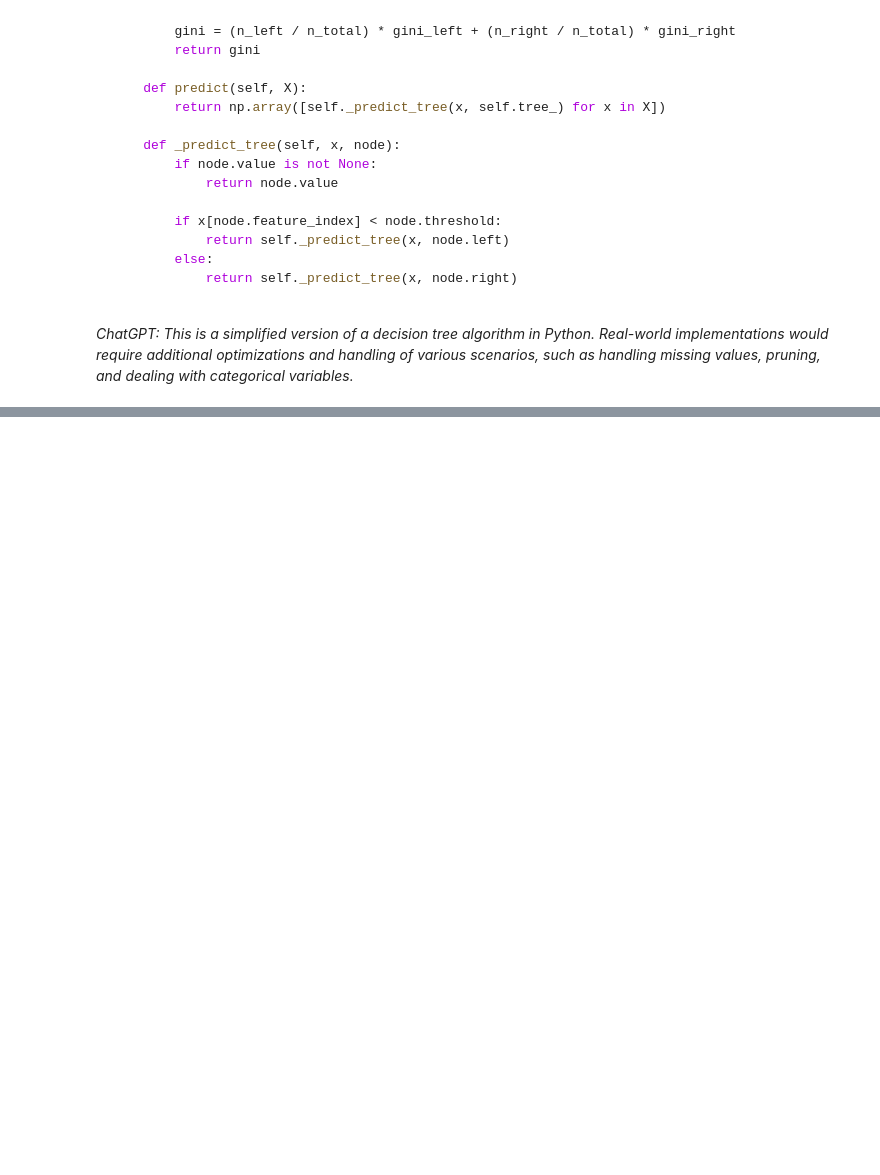
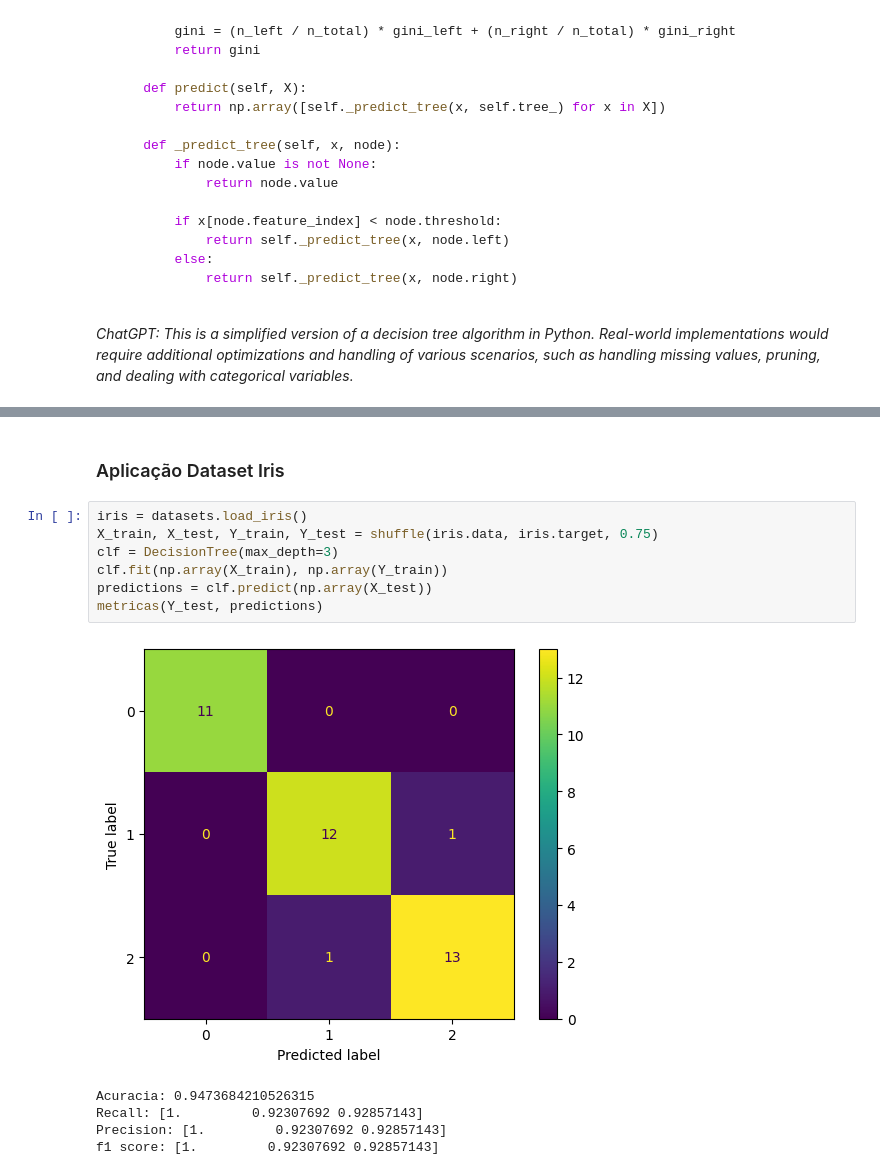
Before and after one commit to AlfredoAlfredo1313/MachineLearning, a Jupyter notebook: GPTAnalise.ipynb, the cells around one changed output, grey strips where cells are left out. Saved outputs shown, nothing was run; the diff lists cells and outputs as text; blank space fills up the shorter version.

```diff
--- a/GPTAnalise.ipynb
+++ b/GPTAnalise.ipynb
@@ -450,0 +447,15 @@ class DecisionTree:
+# %% [markdown]
+### Aplicação Dataset Iris
+# %%
+iris = datasets.load_iris()
+X_train, X_test, Y_train, Y_test = shuffle(iris.data, iris.target, 0.75)
+clf = DecisionTree(max_depth=3)
+clf.fit(np.array(X_train), np.array(Y_train))
+predictions = clf.predict(np.array(X_test))
+metricas(Y_test, predictions)
+# %% [output]
+[figure, added]
+Acuracia: 0.9473684210526315
+Recall: [1.         0.92307692 0.92857143]
+Precision: [1.         0.92307692 0.92857143]
+f1 score: [1.         0.92307692 0.92857143]
```
Also changed, not shown: parts of 3 cells of this notebook.
